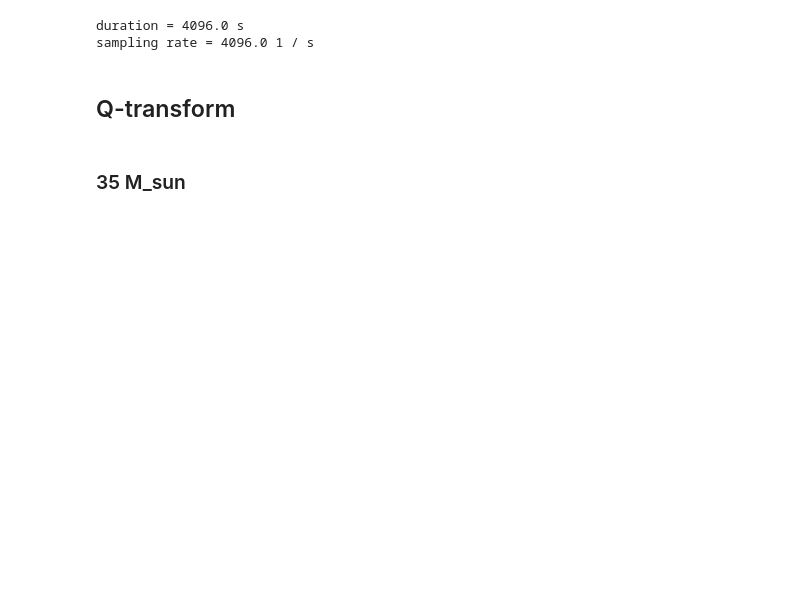
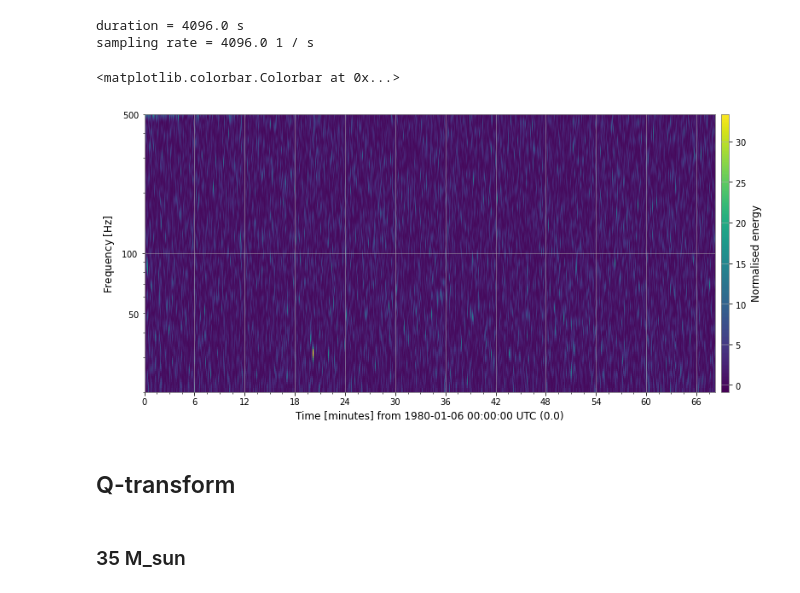
Before and after one commit to SYLau/odw-2022, a Jupyter notebook: Challenge/Data_challenge_4e(H).ipynb, the cells around one changed output. Saved outputs shown, nothing was run; the diff lists cells and outputs as text; code cells hidden in the pictures; blank space fills up the shorter version.

```diff
--- a/Challenge/Data_challenge_4e(H).ipynb
+++ b/Challenge/Data_challenge_4e(H).ipynb
@@ -36,6 +36,18 @@ sampling rate = 4096.0 1 / s
 #print(dir(gwpy_strain))
 #print(gwpy_strain.value)
 #print(gwpy_strain.times)
+# %%
+import pylab
+%matplotlib inline
+
+hq = gwpy_strain.q_transform(frange=(20, 500), qrange=(20, 35))
+plot_hq = hq.plot()
+ax = plot_hq.gca()
+ax.set_yscale('log')
+ax.colorbar(label="Normalised energy")
+# %% [output]
+<matplotlib.colorbar.Colorbar at 0x...>
+[figure, added]
 # %% [markdown]
 ## Q-transform
 # %%
```
Also changed, not shown: parts of 7 cells of this notebook, 1 other file.
